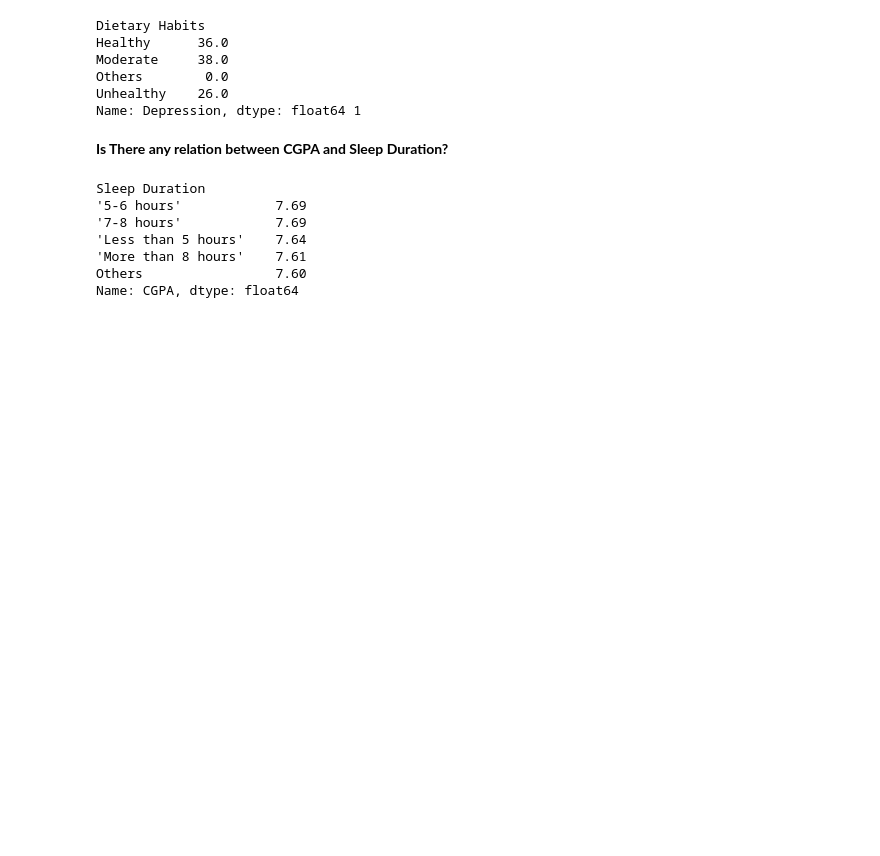
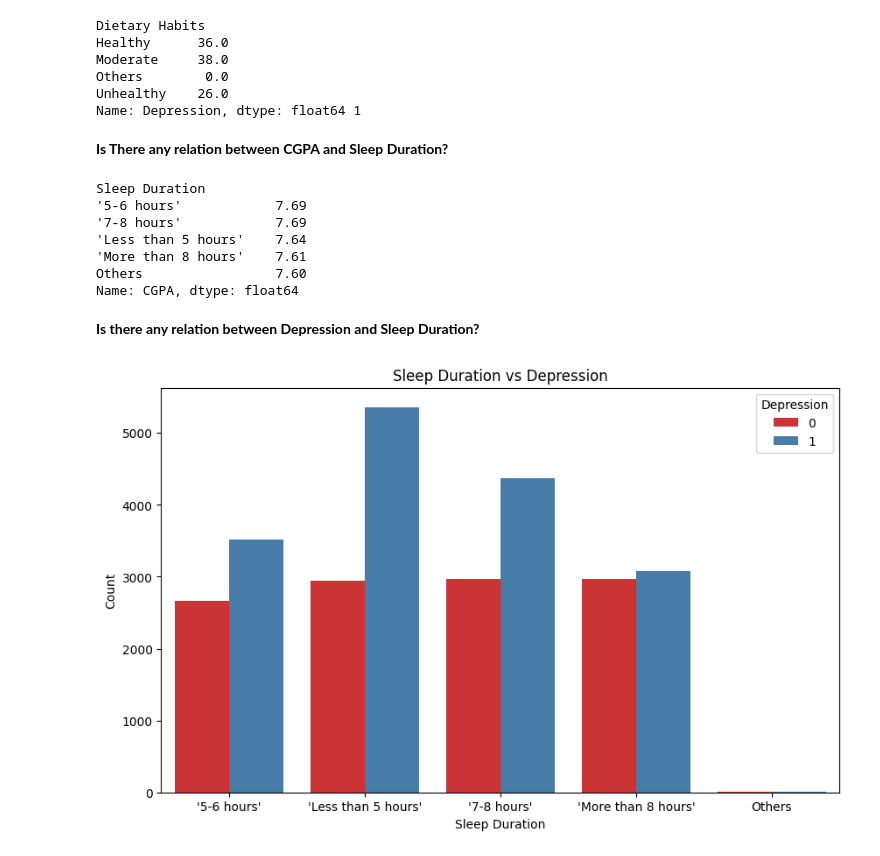
Before and after one commit to JulioFigueiredo/DataAnalyst, a Jupyter notebook: Student_Depression_Analysis/Student_Depression.ipynb, the cells around one changed output. Cells and saved outputs as stored; diff of their text form; code cells hidden in the pictures; blank space fills up the shorter version.

```diff
--- a/Student_Depression_Analysis/Student_Depression.ipynb
+++ b/Student_Depression_Analysis/Student_Depression.ipynb
@@ -162,3 +162,15 @@ Sleep Duration
 'More than 8 hours'    7.61
 Others                 7.60
 Name: CGPA, dtype: float64
+# %% [markdown]
+**Is there any relation between Depression and Sleep Duration?**
+# %%
+plt.figure(figsize=(10, 6))
+sns.countplot(x='Sleep Duration', hue='Depression', data=df, palette='Set1')
+plt.title('Sleep Duration vs Depression')
+plt.xlabel('Sleep Duration')
+plt.ylabel('Count')
+plt.legend(title='Depression')
+plt.show()
+# %% [output]
+[figure, added]
```
Also changed, not shown: parts of 2 cells of this notebook.
